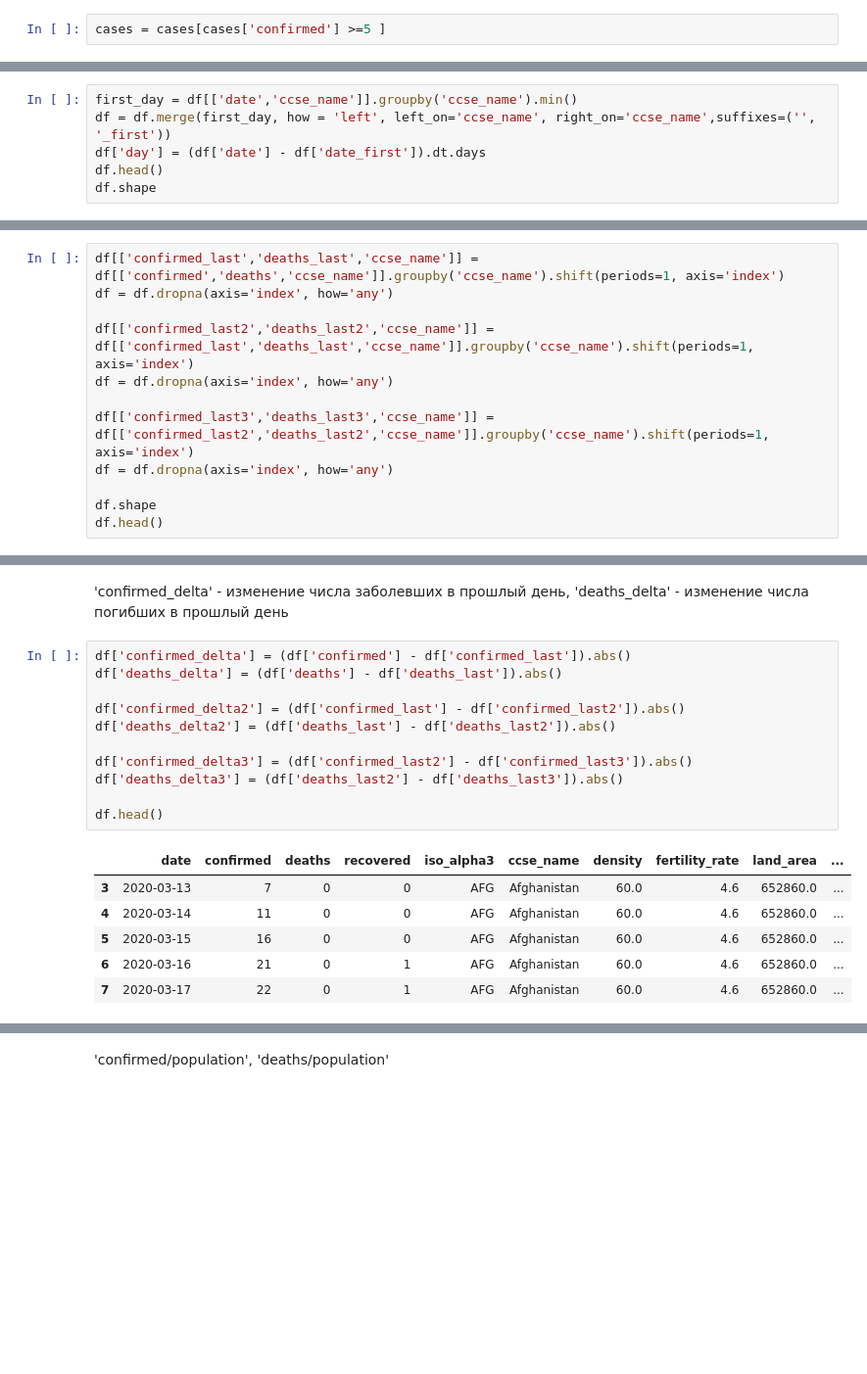
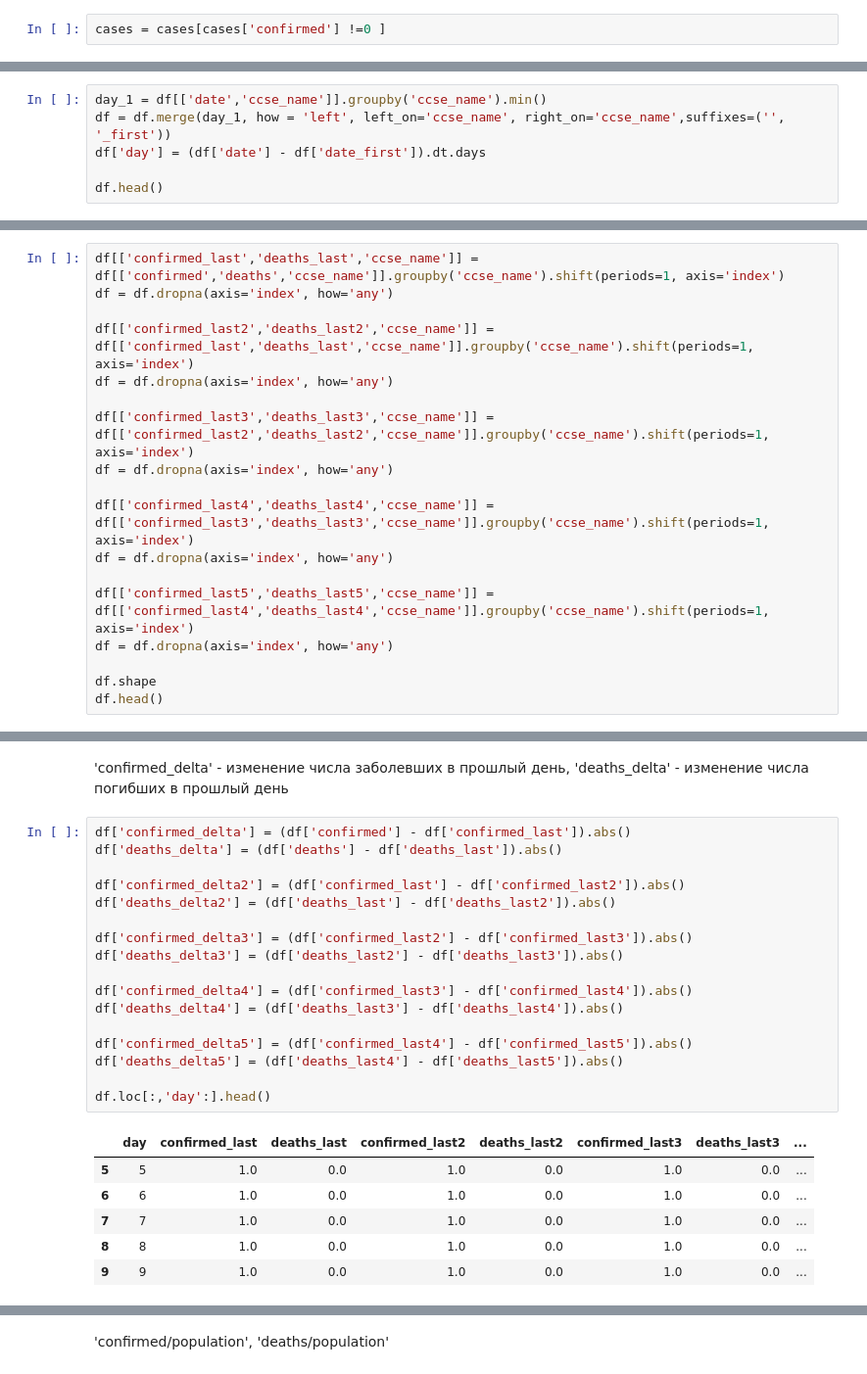
Before and after one commit to 5000factorial/COVID_models, a Jupyter notebook: covid_predict.ipynb, the cells around one changed output, grey strips where cells are left out. Shown at 98% size. Saved outputs shown, nothing was run; the diff lists cells and outputs as text; blank space fills up the shorter version.

```diff
--- a/covid_predict.ipynb
+++ b/covid_predict.ipynb
@@ -62,7 +63,7 @@ cases.head()
 # %% [markdown]
 удалить дни без зараженных
 # %%
-cases = cases[cases['confirmed'] >=5 ]
+cases = cases[cases['confirmed'] !=0 ]
 # %% [markdown]
 ## данные о регионах
 # %%
@@ -125,7 +126,7 @@ df.head()
 # %%
-first_day = df[['date','ccse_name']].groupby('ccse_name').min()
-df = df.merge(first_day, how = 'left', left_on='ccse_name', right_on='ccse_name',suffixes=('', '_first'))
+day_1 = df[['date','ccse_name']].groupby('ccse_name').min()
+df = df.merge(day_1, how = 'left', left_on='ccse_name', right_on='ccse_name',suffixes=('', '_first'))
 df['day'] = (df['date'] - df['date_first']).dt.days
+
 df.head()
-df.shape
 # %% [output]
@@ -143,6 +150,12 @@ df = df.dropna(axis='index', how='any')
 df[['confirmed_last3','deaths_last3','ccse_name']] = df[['confirmed_last2','deaths_last2','ccse_name']].groupby('ccse_name').shift(periods=1, axis='index')
 df = df.dropna(axis='index', how='any')
 
+df[['confirmed_last4','deaths_last4','ccse_name']] = df[['confirmed_last3','deaths_last3','ccse_name']].groupby('ccse_name').shift(periods=1, axis='index')
+df = df.dropna(axis='index', how='any')
+
+df[['confirmed_last5','deaths_last5','ccse_name']] = df[['confirmed_last4','deaths_last4','ccse_name']].groupby('ccse_name').shift(periods=1, axis='index')
+df = df.dropna(axis='index', how='any')
+
 df.shape
 df.head()
 # %% [output]
@@ -159,18 +172,24 @@ df.head()
 # %%
 df['confirmed_delta'] = (df['confirmed'] - df['confirmed_last']).abs()
 df['deaths_delta'] = (df['deaths'] - df['deaths_last']).abs()
 
 df['confirmed_delta2'] = (df['confirmed_last'] - df['confirmed_last2']).abs()
 df['deaths_delta2'] = (df['deaths_last'] - df['deaths_last2']).abs()
 
 df['confirmed_delta3'] = (df['confirmed_last2'] - df['confirmed_last3']).abs()
 df['deaths_delta3'] = (df['deaths_last2'] - df['deaths_last3']).abs()
 
-df.head()
+df['confirmed_delta4'] = (df['confirmed_last3'] - df['confirmed_last4']).abs()
+df['deaths_delta4'] = (df['deaths_last3'] - df['deaths_last4']).abs()
+
+df['confirmed_delta5'] = (df['confirmed_last4'] - df['confirmed_last5']).abs()
+df['deaths_delta5'] = (df['deaths_last4'] - df['deaths_last5']).abs()
+
+df.loc[:,'day':].head()
 # %% [output]
-|  | date | confirmed | deaths | recovered | iso_alpha3 | ccse_name | density | fertility_rate | land_area | ... |
-| 3 | 2020-03-13 | 7 | 0 | 0 | AFG | Afghanistan | 60.0 | 4.6 | 652860.0 | ... |
-| 4 | 2020-03-14 | 11 | 0 | 0 | AFG | Afghanistan | 60.0 | 4.6 | 652860.0 | ... |
-| 5 | 2020-03-15 | 16 | 0 | 0 | AFG | Afghanistan | 60.0 | 4.6 | 652860.0 | ... |
-| 6 | 2020-03-16 | 21 | 0 | 1 | AFG | Afghanistan | 60.0 | 4.6 | 652860.0 | ... |
-| 7 | 2020-03-17 | 22 | 0 | 1 | AFG | Afghanistan | 60.0 | 4.6 | 652860.0 | ... |
+|  | day | confirmed_last | deaths_last | confirmed_last2 | deaths_last2 | confirmed_last3 | deaths_last3 | ... |
+| 5 | 5 | 1.0 | 0.0 | 1.0 | 0.0 | 1.0 | 0.0 | ... |
+| 6 | 6 | 1.0 | 0.0 | 1.0 | 0.0 | 1.0 | 0.0 | ... |
+| 7 | 7 | 1.0 | 0.0 | 1.0 | 0.0 | 1.0 | 0.0 | ... |
+| 8 | 8 | 1.0 | 0.0 | 1.0 | 0.0 | 1.0 | 0.0 | ... |
+| 9 | 9 | 1.0 | 0.0 | 1.0 | 0.0 | 1.0 | 0.0 | ... |
```
Also changed, not shown: parts of 19 cells of this notebook.
